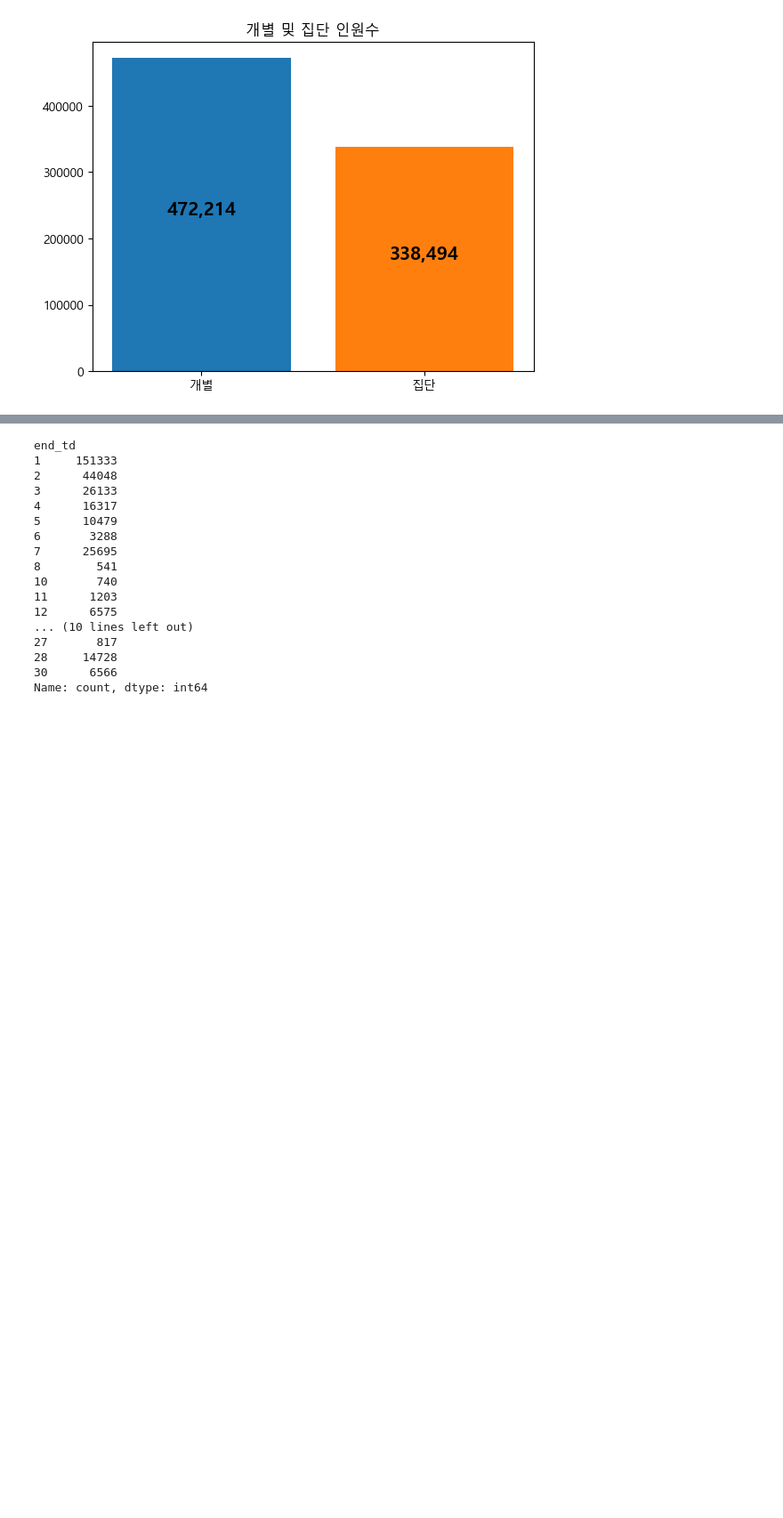
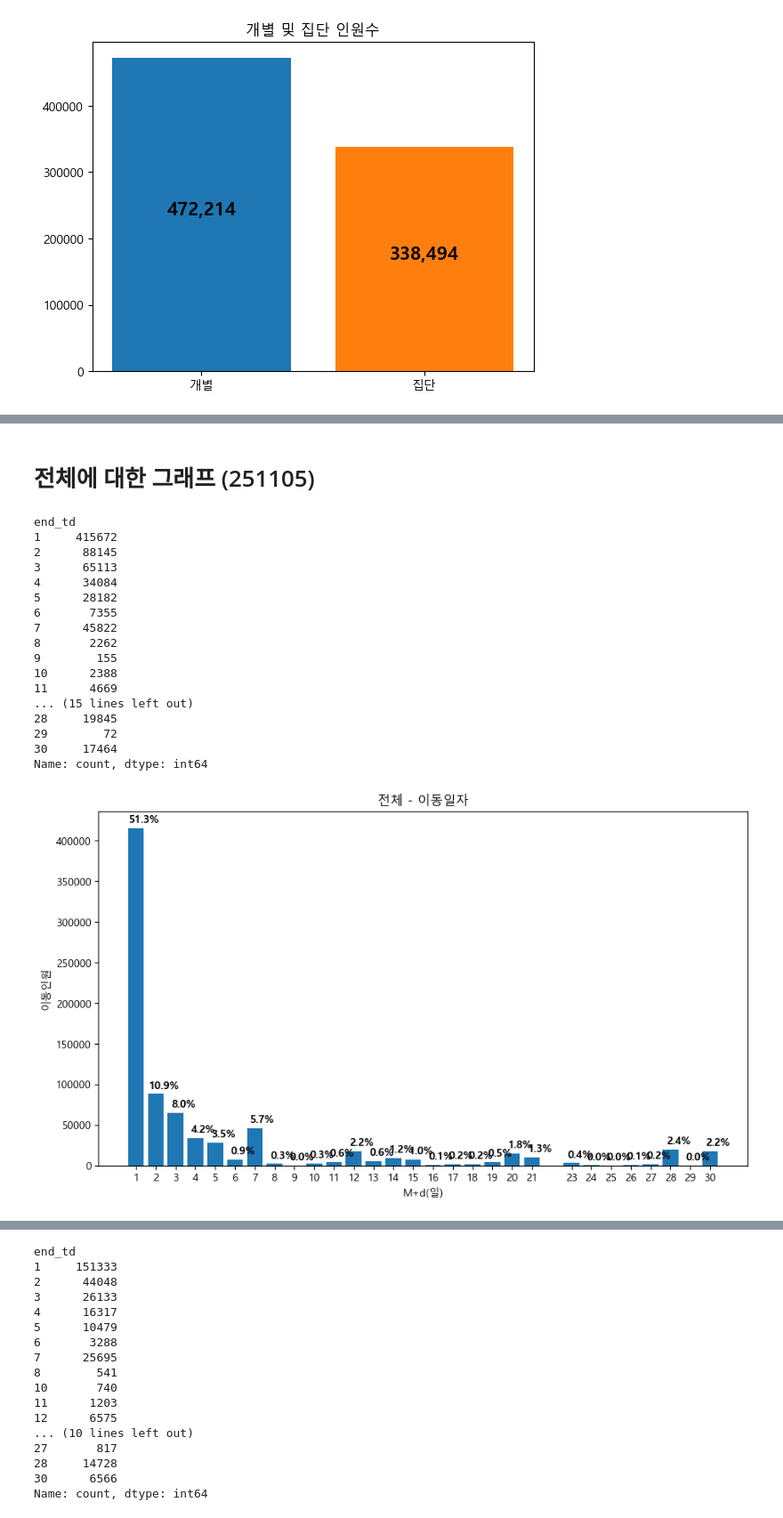
Before and after one commit to DSjayjang/Project, a Jupyter notebook: Crawling/eda/1_eda.ipynb, the cells around one changed output, grey strips where cells are left out. Shown: that part at 89% size. Saved outputs shown, nothing was run; the diff lists cells and outputs as text; code cells hidden in the pictures; blank space fills up the shorter version.

```diff
--- a/Crawling/eda/1_eda.ipynb
+++ b/Crawling/eda/1_eda.ipynb
@@ -170,3 +170,65 @@ print(df_merge.head(3))
 0  1 days 14:00:00  1 days 14:00:00
 1 28 days 09:00:00 28 days 14:00:00
 2  3 days 08:00:00  3 days 14:00:00
+# %% [markdown]
+# 전체에 대한 그래프 (251105)
+# %%
+# (집단) 도착 기한 시각화
+# temp1 = df_group['mid_td'].dt.days.value_counts().sort_index()
+# x1 = temp1.index
+# y1 = temp1.values
+
+temp = df_merge['end_td'].dt.days.value_counts().sort_index()
+x2 = temp.index
+y2 = temp.values
+
+# print(temp1.head(5))
+print(temp)
+
+fig = plt.figure(figsize = (24,6))
+# ax = fig.add_subplot(1,2,1)
+# ax.bar(x = x1, height = y1)
+# ax.set_xlabel('경과 일수 (days)')
+# ax.set_ylabel('인원')
+# ax.set_title('집단-중간 도착까지 M+d')
+# ax.set_xticks(x1)
+# ax.tick_params(axis='y')
+
+ax = fig.add_subplot(1,2,2)
+barplot = ax.bar(x = x2, height = y2)
+
+for idx, bar in enumerate(barplot):
+    value = y2[idx]/np.sum(y2)
+    plt.text(
+        bar.get_x() + bar.get_width(),
+        bar.get_height()+ (max(y2) * 0.01),
+        f'{value:.1%}',
+        ha = 'center', va = 'bottom', fontweight = 'bold'
+    )
+
+ax.set_xlabel('M+d(일)')
+ax.set_ylabel('이동인원')
+ax.set_title('전체 - 이동일자')
+ax.set_xticks(x2)
+ax.tick_params(axis='y')
+
+plt.show()
+# %% [output]
+end_td
+1     415672
+2      88145
+3      65113
+4      34084
+5      28182
+6       7355
+7      45822
+8       2262
+9        155
+10      2388
+11      4669
+... (15 lines left out)
+28     19845
+29        72
+30     17464
+Name: count, dtype: int64
+[figure, added]
```
Also changed, not shown: parts of 3 cells of this notebook.
